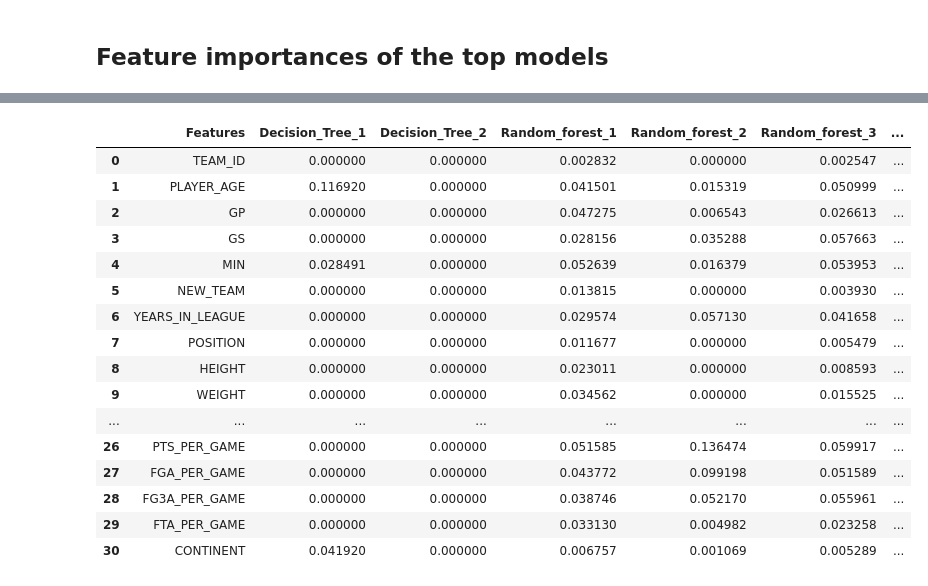
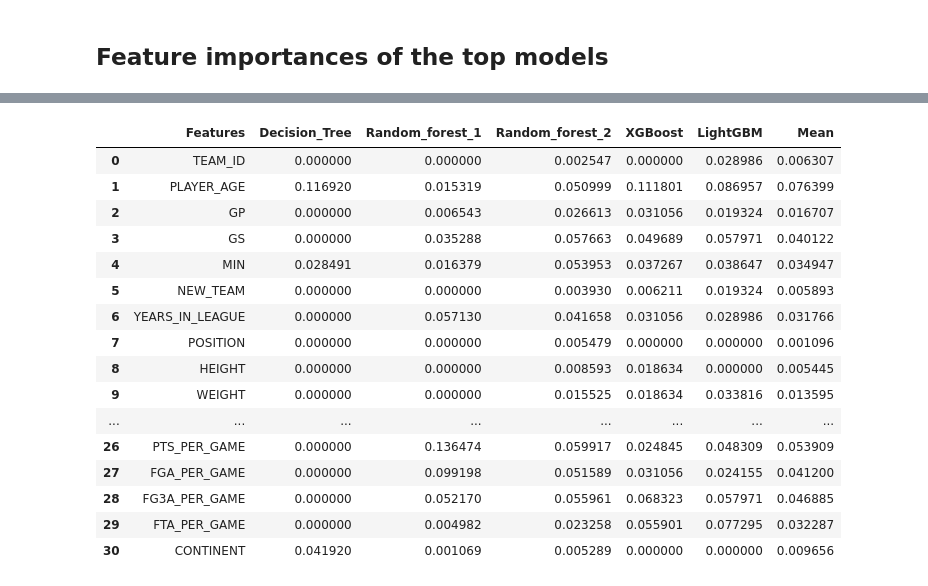
Before and after one commit to royyanovski/nba_players_breakout_project, a Jupyter notebook: NBA_players_breakout_prediction_project.ipynb, the cells around one changed output, grey strips where cells are left out. Saved outputs shown, nothing was run; the diff lists cells and outputs as text; code cells hidden in the pictures.

```diff
--- a/NBA_players_breakout_prediction_project.ipynb
+++ b/NBA_players_breakout_prediction_project.ipynb
@@ -829,0 +833,8 @@ round(f1_score(test_Y, pred_Y), 3)
+# %%
+train_data = lgb.Dataset(train_X, label=train_Y)
+param = {'objective': 'binary', 'metric': ['binary_logloss'], 'max_depth': 6, 'min_gain_to_split': 2.5}
+
+bst = lgb.train(param, train_data, 10)
+pred_Y = bst.predict(test_X)
+pred_Y2 = (pred_Y > 0.1).astype(int)
+print(f'Recall: {round(recall_score(test_Y, pred_Y2), 3)}  Precision:{round(precision_score(test_Y.values, pred_Y2), 3)}')
@@ -939,2 +997,13 @@ plt.show()
 # %% [markdown]
 ## Feature importances of the top models
+# %%
+param = {'max_depth': 4, 'eval_metric': ['logloss'], 'objective': 'binary:logistic'}
+evallist = [(dtrain, 'train'), (dtest, 'eval')]
+num_round = 12
+bst = xgb.train(param, dtrain, num_round, evallist)
+
+feat_imp = bst.get_score()
+total_scores = sum(feat_imp.values())
+for key, val in feat_imp.items():
+    feat_imp[key] = val / total_scores
+feat_imp
@@ -941,19 +1047,32 @@ plt.show()
 # %%
 feat_ranks = {'Features': train_X.columns}
 clf = DecisionTreeClassifier(max_depth=4, max_features=12, class_weight='balanced', splitter='random', random_state=0).fit(train_X, train_Y)
-feat_ranks['Decision_Tree_1'] = clf.feature_importances_
+feat_ranks['Decision_Tree'] = clf.feature_importances_
 
-clf = DecisionTreeClassifier(max_depth=2, max_features=12, class_weight='balanced', splitter='random', random_state=0).fit(train_X, train_Y)
-feat_ranks['Decision_Tree_2'] = clf.feature_importances_
-
-clf = RandomForestClassifier(n_estimators=6, max_depth=15, random_state=0).fit(train_X, train_Y)
+clf = RandomForestClassifier(n_estimators=30, max_depth=2, class_weight='balanced', max_features=3, random_state=0).fit(train_X, train_Y)
 feat_ranks['Random_forest_1'] = clf.feature_importances_
 
-clf = RandomForestClassifier(n_estimators=30, max_depth=2, class_weight='balanced', max_features=3, random_state=0).fit(train_X, train_Y)
+clf = RandomForestClassifier(n_estimators=100, max_depth=5, class_weight='balanced', max_features=3, random_state=0).fit(train_X, train_Y)
 feat_ranks['Random_forest_2'] = clf.feature_importances_
 
-clf = RandomForestClassifier(n_estimators=100, max_depth=5, class_weight='balanced', max_features=3, random_state=0).fit(train_X, train_Y)
-feat_ranks['Random_forest_3'] = clf.feature_importances_
+param = {'max_depth': 4, 'eval_metric': ['logloss'], 'objective': 'binary:logistic'}
+evallist = [(dtrain, 'train'), (dtest, 'eval')]
+num_round = 12
+bst = xgb.train(param, dtrain, num_round, evallist)
+ordered_feat_imp = []
+feat_imp = bst.get_score()
+for col in train_X.columns:
+    try:
+        ordered_feat_imp.append(feat_imp[col])
+    except KeyError:
+        ordered_feat_imp.append(0)
+feat_ranks['XGBoost'] = [feat / sum(ordered_feat_imp) for feat in ordered_feat_imp]
+
+train_data = lgb.Dataset(train_X, label=train_Y)
+param = {'objective': 'binary', 'metric': ['binary_logloss'], 'max_depth': 6, 'min_gain_to_split': 2.5}
+bst = lgb.train(param, train_data, 10)
+feat_imp = bst.feature_importance()
+feat_ranks['LightGBM'] = [feat / sum(feat_imp) for feat in feat_imp]
 
 feat_ranks_df = pd.DataFrame.from_dict(feat_ranks)
 feat_ranks_df['Mean'] = feat_ranks_df.mean(axis=1)
@@ -962,20 +1100,20 @@ feat_ranks_df
-|  | Features | Decision_Tree_1 | Decision_Tree_2 | Random_forest_1 | Random_forest_2 | Random_forest_3 | ... |
-| 0 | TEAM_ID | 0.000000 | 0.000000 | 0.002832 | 0.000000 | 0.002547 | ... |
-| 1 | PLAYER_AGE | 0.116920 | 0.000000 | 0.041501 | 0.015319 | 0.050999 | ... |
-| 2 | GP | 0.000000 | 0.000000 | 0.047275 | 0.006543 | 0.026613 | ... |
-| 3 | GS | 0.000000 | 0.000000 | 0.028156 | 0.035288 | 0.057663 | ... |
-| 4 | MIN | 0.028491 | 0.000000 | 0.052639 | 0.016379 | 0.053953 | ... |
-| 5 | NEW_TEAM | 0.000000 | 0.000000 | 0.013815 | 0.000000 | 0.003930 | ... |
-| 6 | YEARS_IN_LEAGUE | 0.000000 | 0.000000 | 0.029574 | 0.057130 | 0.041658 | ... |
-| 7 | POSITION | 0.000000 | 0.000000 | 0.011677 | 0.000000 | 0.005479 | ... |
-| 8 | HEIGHT | 0.000000 | 0.000000 | 0.023011 | 0.000000 | 0.008593 | ... |
-| 9 | WEIGHT | 0.000000 | 0.000000 | 0.034562 | 0.000000 | 0.015525 | ... |
+|  | Features | Decision_Tree | Random_forest_1 | Random_forest_2 | XGBoost | LightGBM | Mean |
+| 0 | TEAM_ID | 0.000000 | 0.000000 | 0.002547 | 0.000000 | 0.028986 | 0.006307 |
+| 1 | PLAYER_AGE | 0.116920 | 0.015319 | 0.050999 | 0.111801 | 0.086957 | 0.076399 |
+| 2 | GP | 0.000000 | 0.006543 | 0.026613 | 0.031056 | 0.019324 | 0.016707 |
+| 3 | GS | 0.000000 | 0.035288 | 0.057663 | 0.049689 | 0.057971 | 0.040122 |
+| 4 | MIN | 0.028491 | 0.016379 | 0.053953 | 0.037267 | 0.038647 | 0.034947 |
+| 5 | NEW_TEAM | 0.000000 | 0.000000 | 0.003930 | 0.006211 | 0.019324 | 0.005893 |
+| 6 | YEARS_IN_LEAGUE | 0.000000 | 0.057130 | 0.041658 | 0.031056 | 0.028986 | 0.031766 |
+| 7 | POSITION | 0.000000 | 0.000000 | 0.005479 | 0.000000 | 0.000000 | 0.001096 |
+| 8 | HEIGHT | 0.000000 | 0.000000 | 0.008593 | 0.018634 | 0.000000 | 0.005445 |
+| 9 | WEIGHT | 0.000000 | 0.000000 | 0.015525 | 0.018634 | 0.033816 | 0.013595 |
 | ... | ... | ... | ... | ... | ... | ... | ... |
-| 26 | PTS_PER_GAME | 0.000000 | 0.000000 | 0.051585 | 0.136474 | 0.059917 | ... |
-| 27 | FGA_PER_GAME | 0.000000 | 0.000000 | 0.043772 | 0.099198 | 0.051589 | ... |
-| 28 | FG3A_PER_GAME | 0.000000 | 0.000000 | 0.038746 | 0.052170 | 0.055961 | ... |
-| 29 | FTA_PER_GAME | 0.000000 | 0.000000 | 0.033130 | 0.004982 | 0.023258 | ... |
-| 30 | CONTINENT | 0.041920 | 0.000000 | 0.006757 | 0.001069 | 0.005289 | ... |
+| 26 | PTS_PER_GAME | 0.000000 | 0.136474 | 0.059917 | 0.024845 | 0.048309 | 0.053909 |
+| 27 | FGA_PER_GAME | 0.000000 | 0.099198 | 0.051589 | 0.031056 | 0.024155 | 0.041200 |
+| 28 | FG3A_PER_GAME | 0.000000 | 0.052170 | 0.055961 | 0.068323 | 0.057971 | 0.046885 |
+| 29 | FTA_PER_GAME | 0.000000 | 0.004982 | 0.023258 | 0.055901 | 0.077295 | 0.032287 |
+| 30 | CONTINENT | 0.041920 | 0.001069 | 0.005289 | 0.000000 | 0.000000 | 0.009656 |
 # %%
 feat_ranks_df.drop(['Mean'], axis=1).set_index('Features').plot.bar(figsize=(15, 6))
 plt.ylabel('Feature importance')
```
Also changed, not shown: parts of 43 cells of this notebook, 3 other files.
